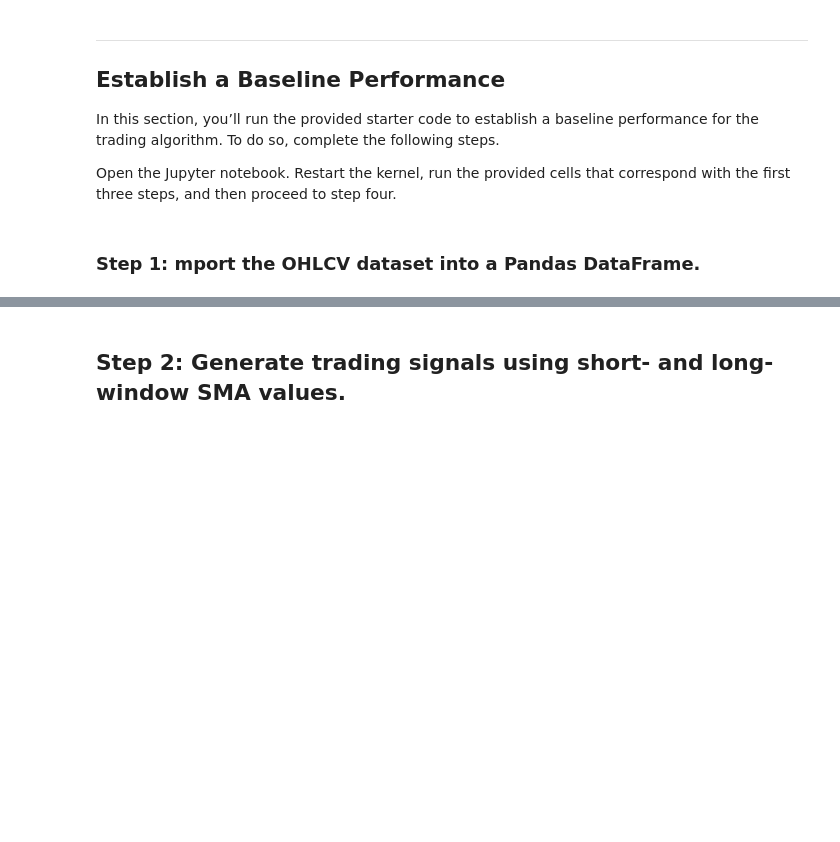
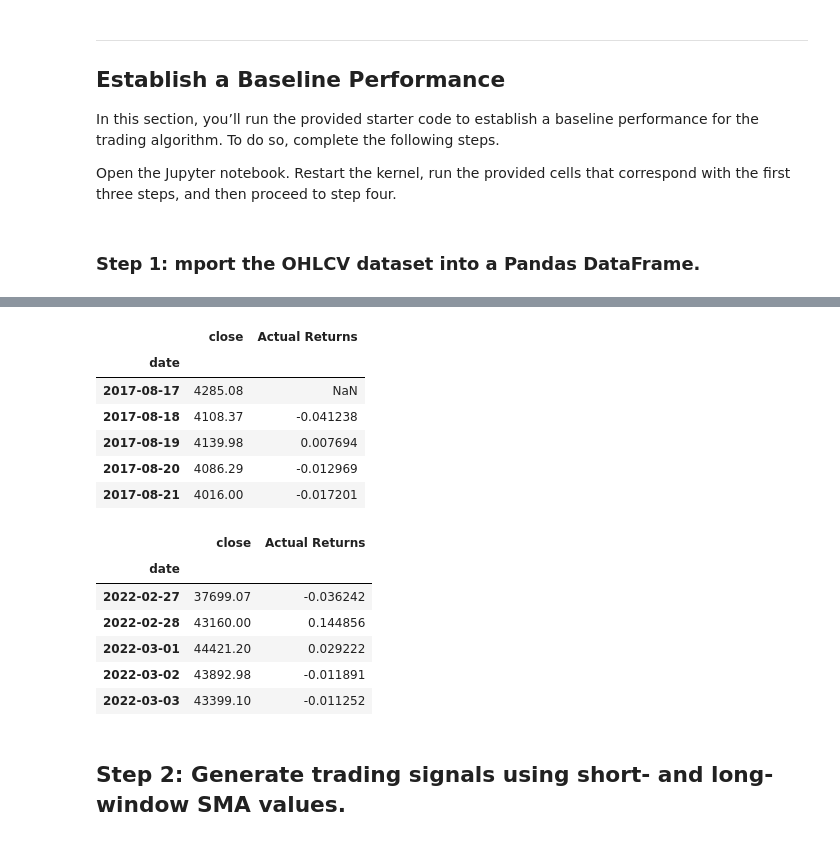
Before and after one commit to Arkiea/Project-2, a Jupyter notebook: src/machine_learning_trading_bot.ipynb, the cells around one changed output, grey strips where cells are left out. Saved outputs shown, nothing was run; the diff lists cells and outputs as text; code cells hidden in the pictures; blank space fills up the shorter version.

```diff
--- a/src/machine_learning_trading_bot.ipynb
+++ b/src/machine_learning_trading_bot.ipynb
@@ -115,16 +123,33 @@ ohlcv_df.head()
 # %%
 # Filter the date index and close columns
 signals_df = ohlcv_df.loc[:, ["close"]]
+
+
 
 # Use the pct_change function to generate  returns from close prices
 signals_df["Actual Returns"] = signals_df["close"].pct_change()
 
 # Drop all NaN values from the DataFrame
-signals_df = signals_df.dropna()
+# signals_df = signals_df.dropna()
 
 # Review the DataFrame
 display(signals_df.head())
 display(signals_df.tail())
+# %% [output]
+|  | close | Actual Returns |
+| date |  |  |
+| 2017-08-17 | 4285.08 | NaN |
+| 2017-08-18 | 4108.37 | -0.041238 |
+| 2017-08-19 | 4139.98 | 0.007694 |
+| 2017-08-20 | 4086.29 | -0.012969 |
+| 2017-08-21 | 4016.00 | -0.017201 |
+|  | close | Actual Returns |
+| date |  |  |
+| 2022-02-27 | 37699.07 | -0.036242 |
+| 2022-02-28 | 43160.00 | 0.144856 |
+| 2022-03-01 | 44421.20 | 0.029222 |
+| 2022-03-02 | 43892.98 | -0.011891 |
+| 2022-03-03 | 43399.10 | -0.011252 |
 # %% [markdown]
 ## Step 2: Generate trading signals using short- and long-window SMA values.
 # %%
```
Also changed, not shown: parts of 4 cells of this notebook.
